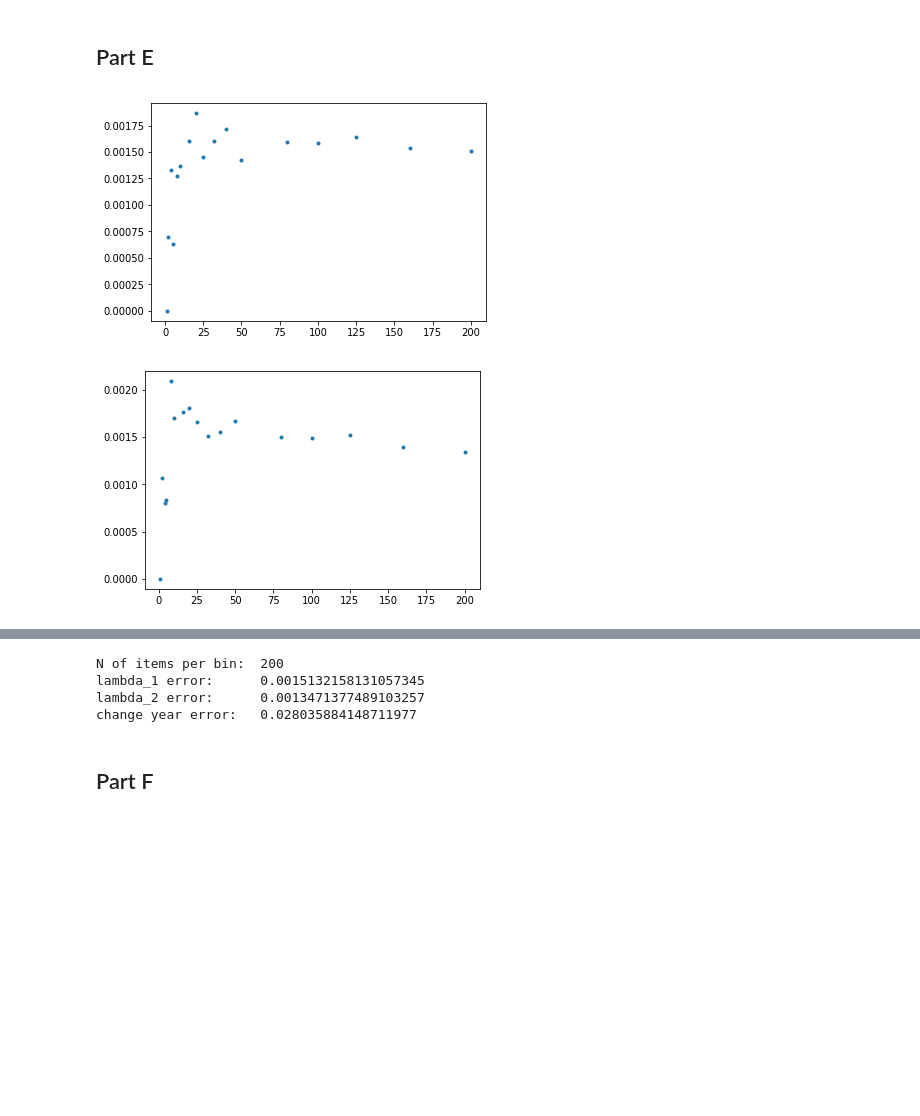
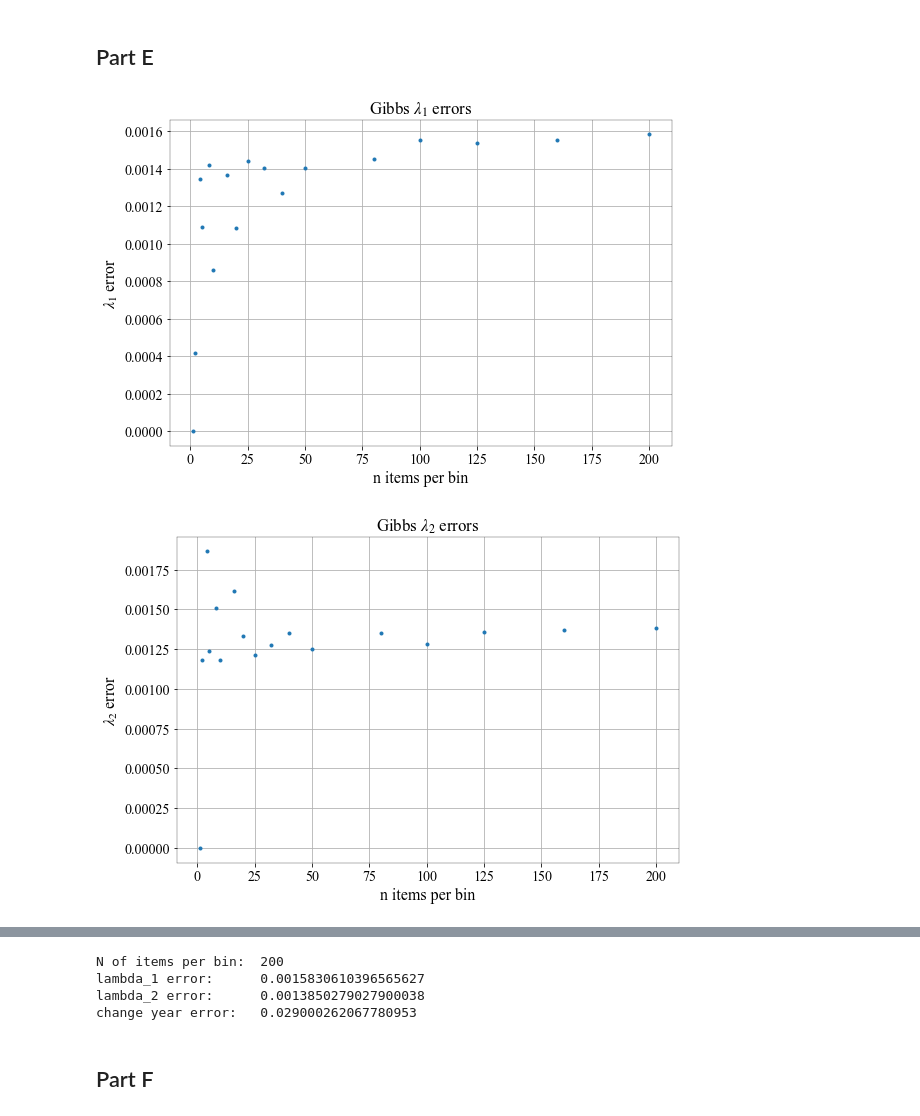
Before and after one commit to ADLeonelli/phys139-final, a Jupyter notebook: phys139_final/phys139_final.ipynb, the cells around one changed output, grey strips where cells are left out. Drawn from its saved outputs; the diff is of its cells as text; code cells hidden in the pictures; blank space fills up the shorter version.

```diff
--- a/phys139_final/phys139_final.ipynb
+++ b/phys139_final/phys139_final.ipynb
@@ -9,6 +10,19 @@ import numpy as np
 import pandas as pd
 
 %matplotlib inline
+# %%
+# Plot formatting
+font = dict(family='Times New Roman',
+            weight='normal',
+            size=20)
+rc('font', **font)
+rcParams['figure.figsize'] = 9, 6
+rcParams['mathtext.fontset'] = 'stix'
+rcParams['font.size'] = 14
+rcParams['font.weight'] = 'normal'
+rcParams['axes.linewidth'] = 0.3
+rcParams['axes.labelsize'] = 16
+rcParams['lines.linewidth'] = 1
 # %% [markdown]
 ## Part 2A
 
@@ -174,5 +186,6 @@ def metropolis(steps, data):
 # %%
-l1, l2, change_year = gibbs(int(2e4), data)
+steps = int(2e4)
+l1, l2, change_year = gibbs(steps, data)
 # %% [markdown]
 ## Part C
 # %%
@@ -224,12 +247,26 @@ l2_means, l2_errs = get_means(np.array(l2))
 change_year_means, change_year_errors = get_means(np.array(change_year))
 # %%
 n = -int(0.45*len(l1_errs))
+
+rcParams['axes.grid']=True
 plt.plot(list(l1_errs)[:n], list(l1_errs.values())[:n], '.')
+plt.title('Gibbs $\lambda_1$ errors')
+plt.xlabel('n items per bin')
+plt.ylabel('$\lambda_1$ error')
 plt.show()
+
 plt.plot(list(l2_errs)[:n], list(l2_errs.values())[:n], '.')
+plt.title('Gibbs $\lambda_2$ errors')
+plt.xlabel('n items per bin')
+plt.ylabel('$\lambda_2$ error')
 plt.show()
+
 plt.plot(list(change_year_errors)[:n], list(change_year_errors.values())[:n], '.')
+plt.title('Gibbs change year errors')
+plt.xlabel('n items per bin')
+plt.ylabel('change year error')
 plt.show()
+rcParams['axes.grid']=False
 # %% [output]
-[figure, old version]
+[figure, new version]
-[figure, old version]
+[figure, new version]
@@ -241,8 +278,8 @@ print('lambda_2 error:     ', list(l2_errs.values())[n-1])
 print('change year error:  ', list(change_year_errors.values())[n-1])
 # %% [output]
 N of items per bin:  200
-lambda_1 error:      0.0015132158131057345
-lambda_2 error:      0.0013471377489103257
-change year error:   0.028035884148711977
+lambda_1 error:      0.0015830610396565627
+lambda_2 error:      0.0013850279027900038
+change year error:   0.029000262067780953
 # %% [markdown]
 ## Part F
```
Also changed, not shown: parts of 16 cells of this notebook, 5 other files.
